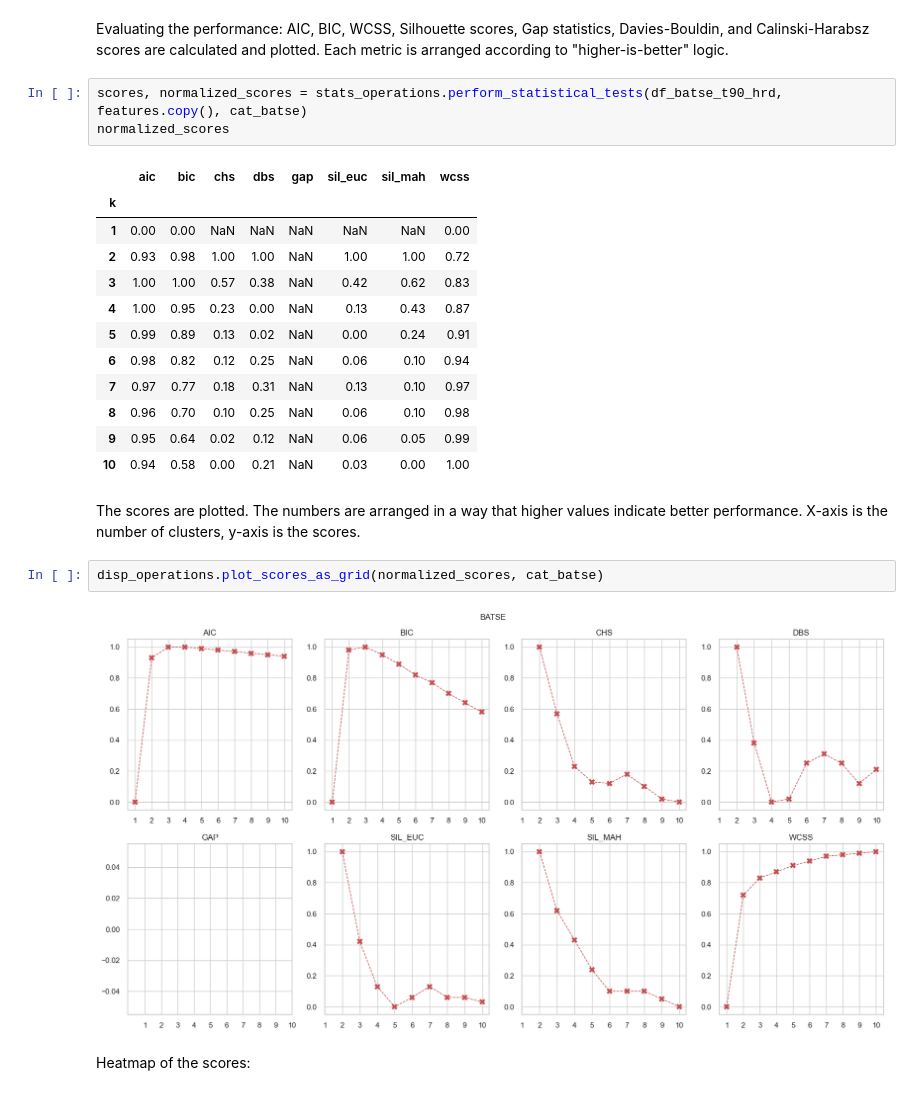
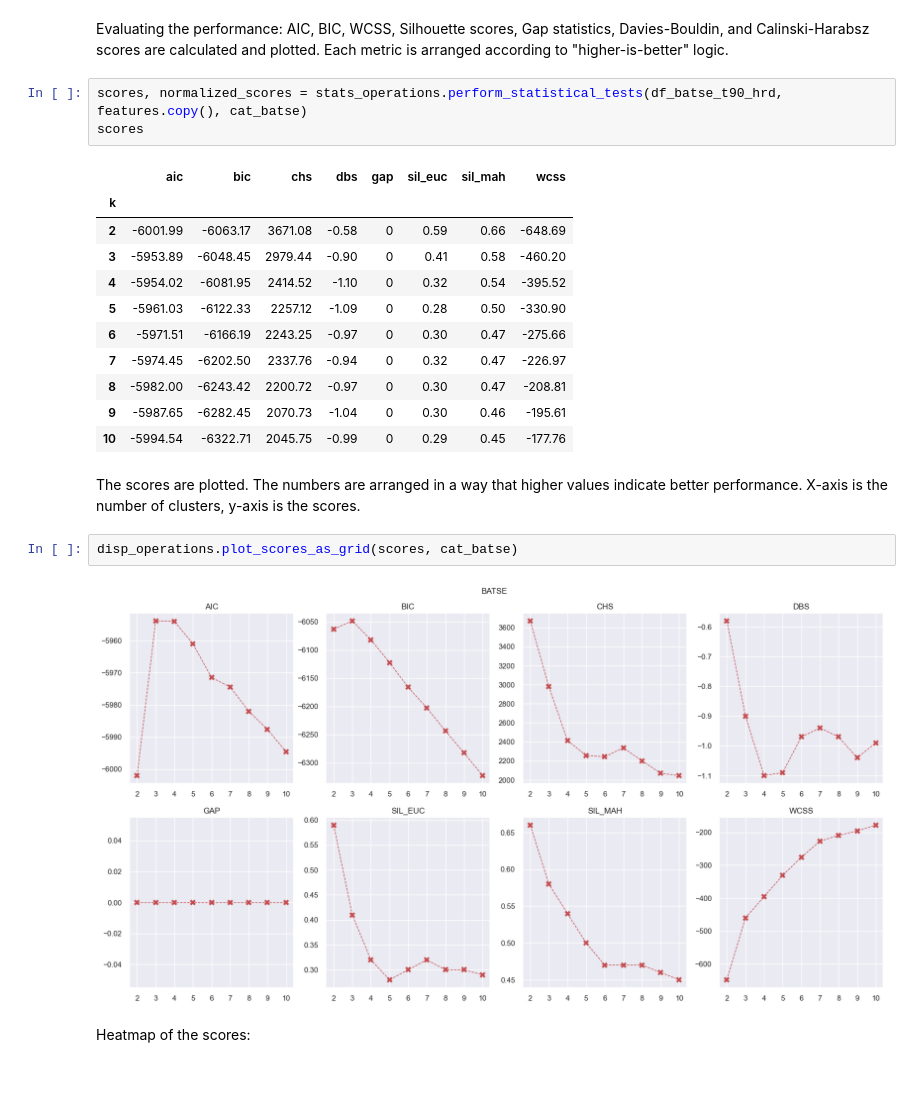
Before and after one commit to ayfm/GRB-Classification, a Jupyter notebook: notebooks/t90_hrd.ipynb, the cells around one changed output. Saved outputs shown, nothing was run; the diff lists cells and outputs as text.

```diff
--- a/notebooks/t90_hrd.ipynb
+++ b/notebooks/t90_hrd.ipynb
@@ -89,26 +89,25 @@ disp_operations.plot_models_as_grid(cat_name=cat_batse, data = df_batse_t90_hrd,
 Evaluating the performance: AIC, BIC, WCSS, Silhouette scores, Gap statistics, Davies-Bouldin, and Calinski-Harabsz scores are calculated and plotted. Each metric is arranged according to "higher-is-better" logic.
 # %%
 scores, normalized_scores = stats_operations.perform_statistical_tests(df_batse_t90_hrd, features.copy(), cat_batse)
-normalized_scores
+scores
 # %% [output]
 |  | aic | bic | chs | dbs | gap | sil_euc | sil_mah | wcss |
 | k |  |  |  |  |  |  |  |  |
-| 1 | 0.00 | 0.00 | NaN | NaN | NaN | NaN | NaN | 0.00 |
-| 2 | 0.93 | 0.98 | 1.00 | 1.00 | NaN | 1.00 | 1.00 | 0.72 |
-| 3 | 1.00 | 1.00 | 0.57 | 0.38 | NaN | 0.42 | 0.62 | 0.83 |
-| 4 | 1.00 | 0.95 | 0.23 | 0.00 | NaN | 0.13 | 0.43 | 0.87 |
-| 5 | 0.99 | 0.89 | 0.13 | 0.02 | NaN | 0.00 | 0.24 | 0.91 |
-| 6 | 0.98 | 0.82 | 0.12 | 0.25 | NaN | 0.06 | 0.10 | 0.94 |
-| 7 | 0.97 | 0.77 | 0.18 | 0.31 | NaN | 0.13 | 0.10 | 0.97 |
-| 8 | 0.96 | 0.70 | 0.10 | 0.25 | NaN | 0.06 | 0.10 | 0.98 |
-| 9 | 0.95 | 0.64 | 0.02 | 0.12 | NaN | 0.06 | 0.05 | 0.99 |
-| 10 | 0.94 | 0.58 | 0.00 | 0.21 | NaN | 0.03 | 0.00 | 1.00 |
+| 2 | -6001.99 | -6063.17 | 3671.08 | -0.58 | 0 | 0.59 | 0.66 | -648.69 |
+| 3 | -5953.89 | -6048.45 | 2979.44 | -0.90 | 0 | 0.41 | 0.58 | -460.20 |
+| 4 | -5954.02 | -6081.95 | 2414.52 | -1.10 | 0 | 0.32 | 0.54 | -395.52 |
+| 5 | -5961.03 | -6122.33 | 2257.12 | -1.09 | 0 | 0.28 | 0.50 | -330.90 |
+| 6 | -5971.51 | -6166.19 | 2243.25 | -0.97 | 0 | 0.30 | 0.47 | -275.66 |
+| 7 | -5974.45 | -6202.50 | 2337.76 | -0.94 | 0 | 0.32 | 0.47 | -226.97 |
+| 8 | -5982.00 | -6243.42 | 2200.72 | -0.97 | 0 | 0.30 | 0.47 | -208.81 |
+| 9 | -5987.65 | -6282.45 | 2070.73 | -1.04 | 0 | 0.30 | 0.46 | -195.61 |
+| 10 | -5994.54 | -6322.71 | 2045.75 | -0.99 | 0 | 0.29 | 0.45 | -177.76 |
 # %% [markdown]
 The scores are plotted. The numbers are arranged in a way that higher values indicate better performance. X-axis is the number of clusters, y-axis is the scores.
 # %%
-disp_operations.plot_scores_as_grid(normalized_scores, cat_batse)
+disp_operations.plot_scores_as_grid(scores, cat_batse)
 # %% [output]
-[figure, old version]
+[figure, new version]
 # %% [markdown]
 Heatmap of the scores:
 # %%
```
Also changed, not shown: parts of 15 cells of this notebook, 1 other file.
